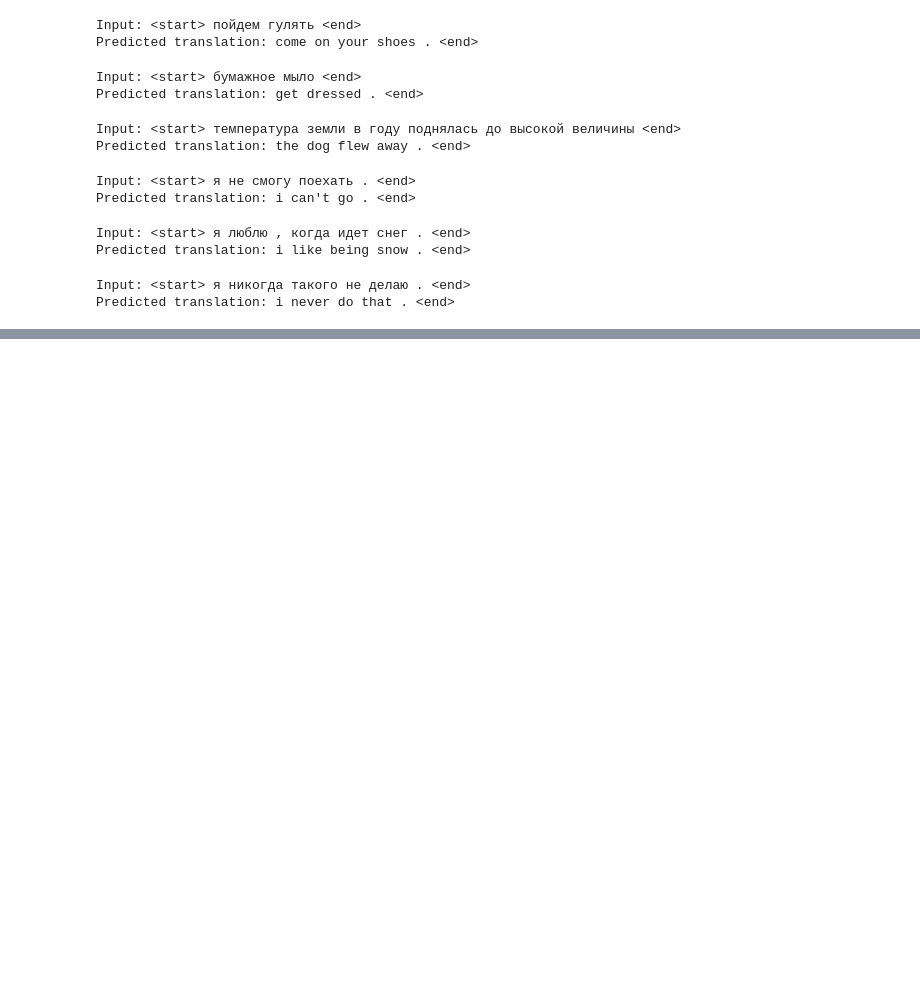
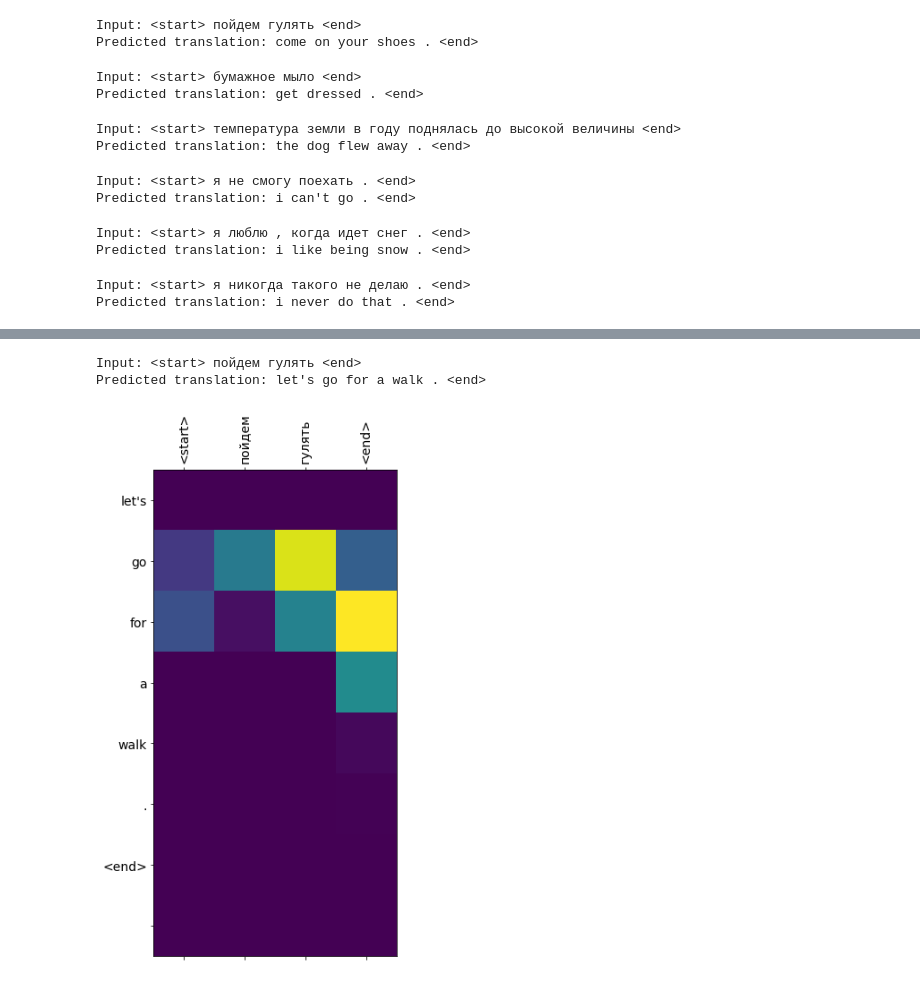
Before and after one commit to po-stas/NaturalLanguageProcessing, a Jupyter notebook: lesson10/hw10.ipynb, the cells around one changed output, grey strips where cells are left out. Cells and saved outputs as stored; diff of their text form; code cells hidden in the pictures; blank space fills up the shorter version.

```diff
--- a/lesson10/hw10.ipynb
+++ b/lesson10/hw10.ipynb
@@ -698,0 +979,6 @@ Predicted translation: i never do that . <end>
+# %%
+translate('Пойдем гулять')
+# %% [output]
+Input: <start> пойдем гулять <end>
+Predicted translation: let's go for a walk . <end>
+[figure, added]
```
Also changed, not shown: parts of 24 cells of this notebook.
